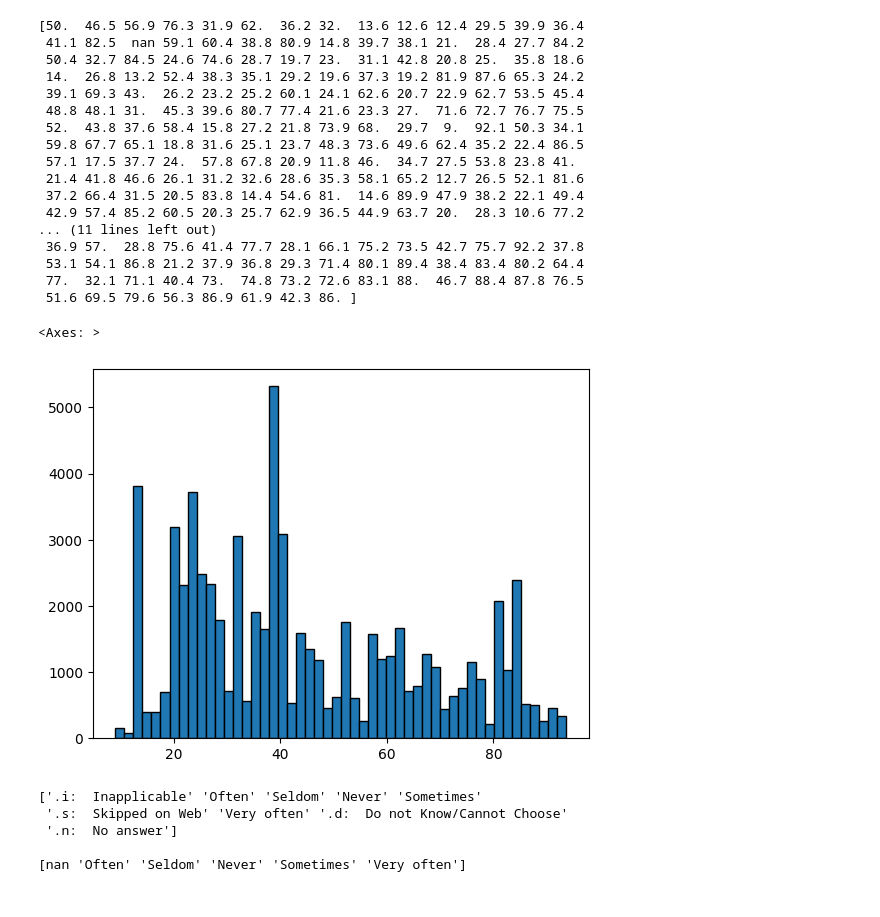
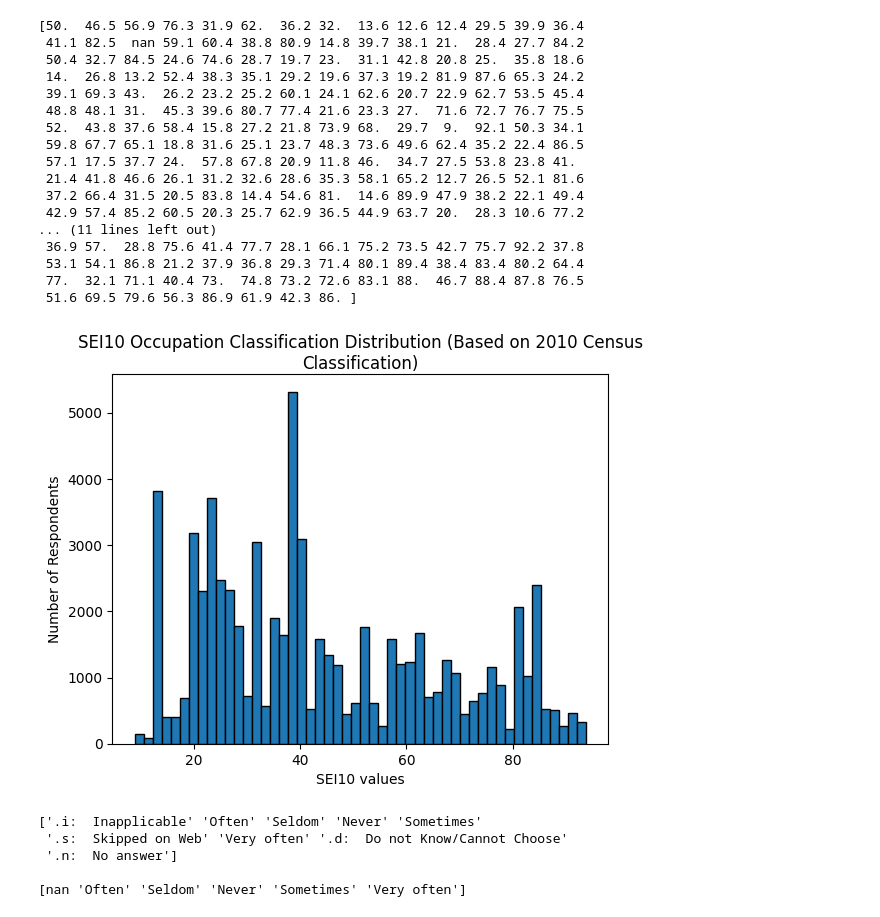
Before and after one commit to phipyao/ds3001-project_gss, a Jupyter notebook: project.ipynb, the cells around one changed output. Cells and saved outputs as stored; diff of their text form; code cells hidden in the pictures.

```diff
--- a/project.ipynb
+++ b/project.ipynb
@@ -47,11 +47,17 @@ print(df[var].unique(),'\n')
  53.1 54.1 86.8 21.2 37.9 36.8 29.3 71.4 80.1 89.4 38.4 83.4 80.2 64.4
  77.  32.1 71.1 40.4 73.  74.8 73.2 72.6 83.1 88.  46.7 88.4 87.8 76.5
  51.6 69.5 79.6 56.3 86.9 61.9 42.3 86. ]
-# %%
-df['sei10'].hist(grid=False, edgecolor='Black', bins=50)
-# %% [output]
-<Axes: >
-[figure, removed]
+# %%
+df['sei10'].hist(grid=False, edgecolor='Black', bins=50)
+
+plt.title('SEI10 Occupation Classification Distribution (Based on 2010 Census Classification)', wrap=True)
+
+plt.xlabel('SEI10 values')
+plt.ylabel('Number of Respondents')
+
+plt.show()
+# %% [output]
+[figure, added]
 # %%
 var = 'hlthdep'
 print(df[var].unique(),'\n')
```
Also changed, not shown: parts of 7 cells of this notebook.
